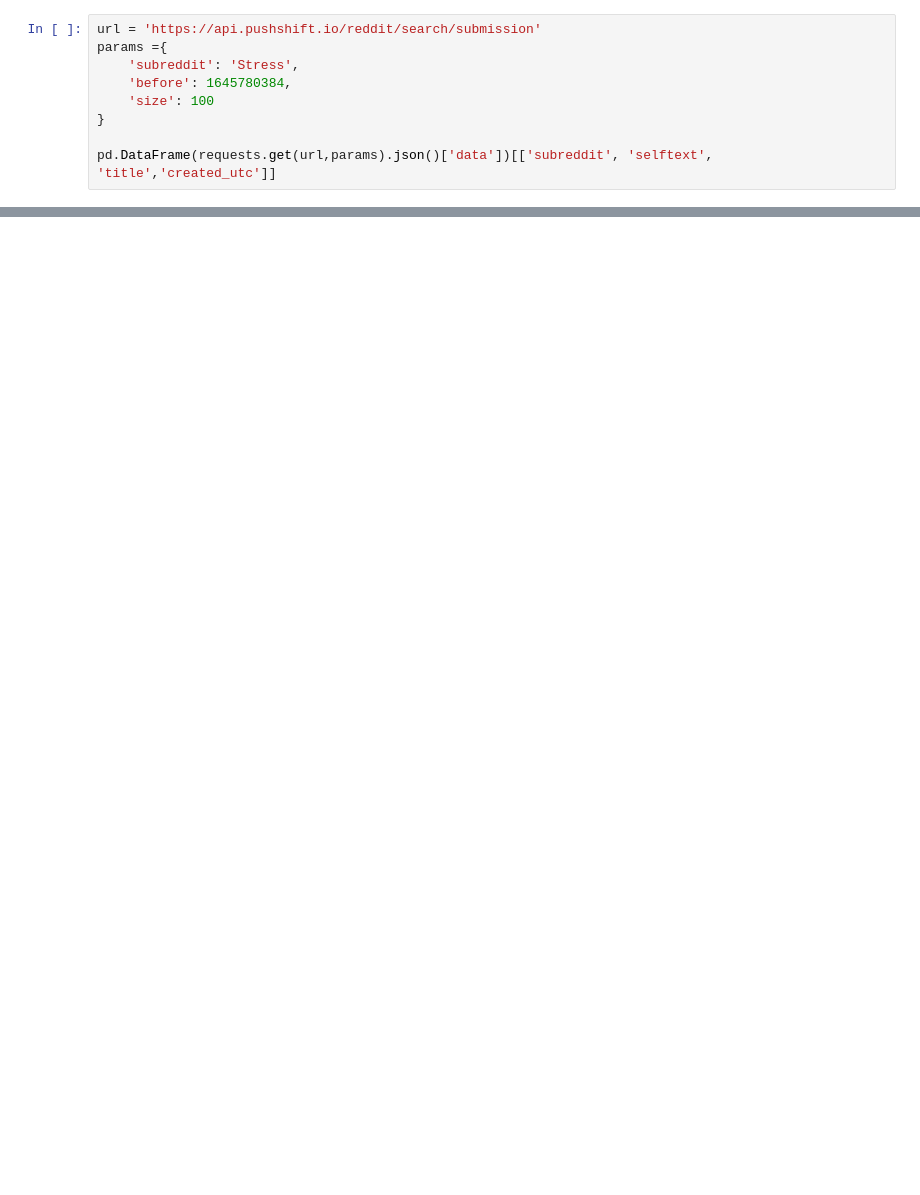
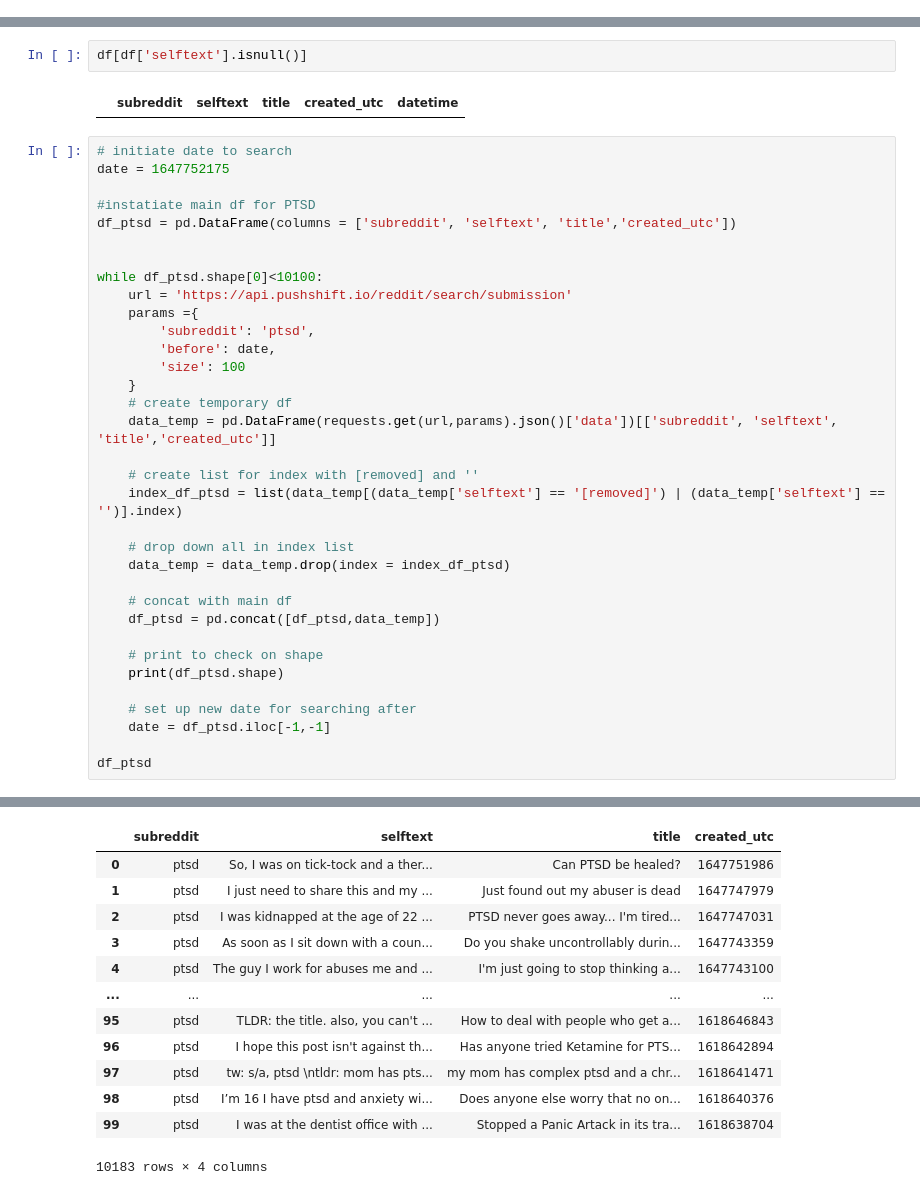
Before and after one commit to msamhz/GA-Lessons, a Jupyter notebook: project_3/Sample_test.ipynb, the cells around one changed output, grey strips where cells are left out. Saved outputs shown, nothing was run; the diff lists cells and outputs as text; blank space fills up the shorter version.

```diff
--- a/project_3/Sample_test.ipynb
+++ b/project_3/Sample_test.ipynb
@@ -142,9 +0,0 @@ pd.concat([df,df_sorted]).sort_values(by = 'created_utc', ascending = False)
-# %%
-url = 'https://api.pushshift.io/reddit/search/submission'
-params ={
-    'subreddit': 'Stress',
-    'before': 1645780384,
-    'size': 100
-}
-
-pd.DataFrame(requests.get(url,params).json()['data'])[['subreddit', 'selftext', 'title','created_utc']]
@@ -231,0 +74,39 @@ print(my_time)
+# %%
+df[df['selftext'].isnull()]
+# %% [output]
+|  | subreddit | selftext | title | created_utc | datetime |
+# %%
+# initiate date to search
+date = 1647752175
+
+#instatiate main df for PTSD
+df_ptsd = pd.DataFrame(columns = ['subreddit', 'selftext', 'title','created_utc'])
+
+
+while df_ptsd.shape[0]<10100:
+    url = 'https://api.pushshift.io/reddit/search/submission'
+    params ={
+        'subreddit': 'ptsd',
+        'before': date,
+        'size': 100
+    }
+    # create temporary df
+    data_temp = pd.DataFrame(requests.get(url,params).json()['data'])[['subreddit', 'selftext', 'title','created_utc']]
+
+    # create list for index with [removed] and ''
+    index_df_ptsd = list(data_temp[(data_temp['selftext'] == '[removed]') | (data_temp['selftext'] == '')].index)
+
+    # drop down all in index list
+    data_temp = data_temp.drop(index = index_df_ptsd)
+
+    # concat with main df
+    df_ptsd = pd.concat([df_ptsd,data_temp])
+
+    # print to check on shape
+    print(df_ptsd.shape)
+
+    # set up new date for searching after
+    date = df_ptsd.iloc[-1,-1]
+
+df_ptsd
+# %% [output]
@@ -231,0 +130,13 @@ print(my_time)
+|  | subreddit | selftext | title | created_utc |
+| 0 | ptsd | So, I was on tick-tock and a ther... | Can PTSD be healed? | 1647751986 |
+| 1 | ptsd | I just need to share this and my ... | Just found out my abuser is dead | 1647747979 |
+| 2 | ptsd | I was kidnapped at the age of 22 ... | PTSD never goes away... I'm tired... | 1647747031 |
+| 3 | ptsd | As soon as I sit down with a coun... | Do you shake uncontrollably durin... | 1647743359 |
+| 4 | ptsd | The guy I work for abuses me and ... | I'm just going to stop thinking a... | 1647743100 |
+| ... | ... | ... | ... | ... |
+| 95 | ptsd | TLDR: the title. also, you can't ... | How to deal with people who get a... | 1618646843 |
+| 96 | ptsd | I hope this post isn't against th... | Has anyone tried Ketamine for PTS... | 1618642894 |
+| 97 | ptsd | tw: s/a, ptsd \ntldr: mom has pts... | my mom has complex ptsd and a chr... | 1618641471 |
+| 98 | ptsd | I’m 16 I have ptsd and anxiety wi... | Does anyone else worry that no on... | 1618640376 |
+| 99 | ptsd | I was at the dentist office with ... | Stopped a Panic Artack in its tra... | 1618638704 |
+10183 rows × 4 columns
```
Also changed, not shown: parts of 41 cells of this notebook, 3 other files.
